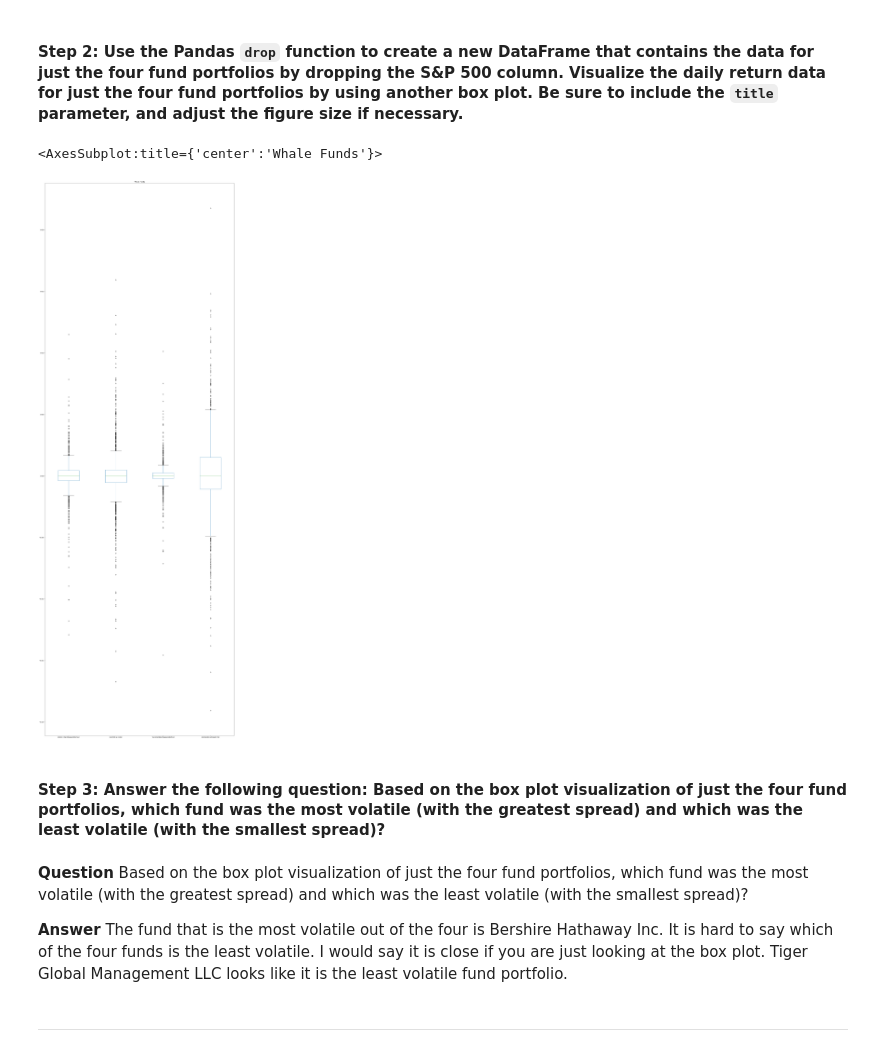
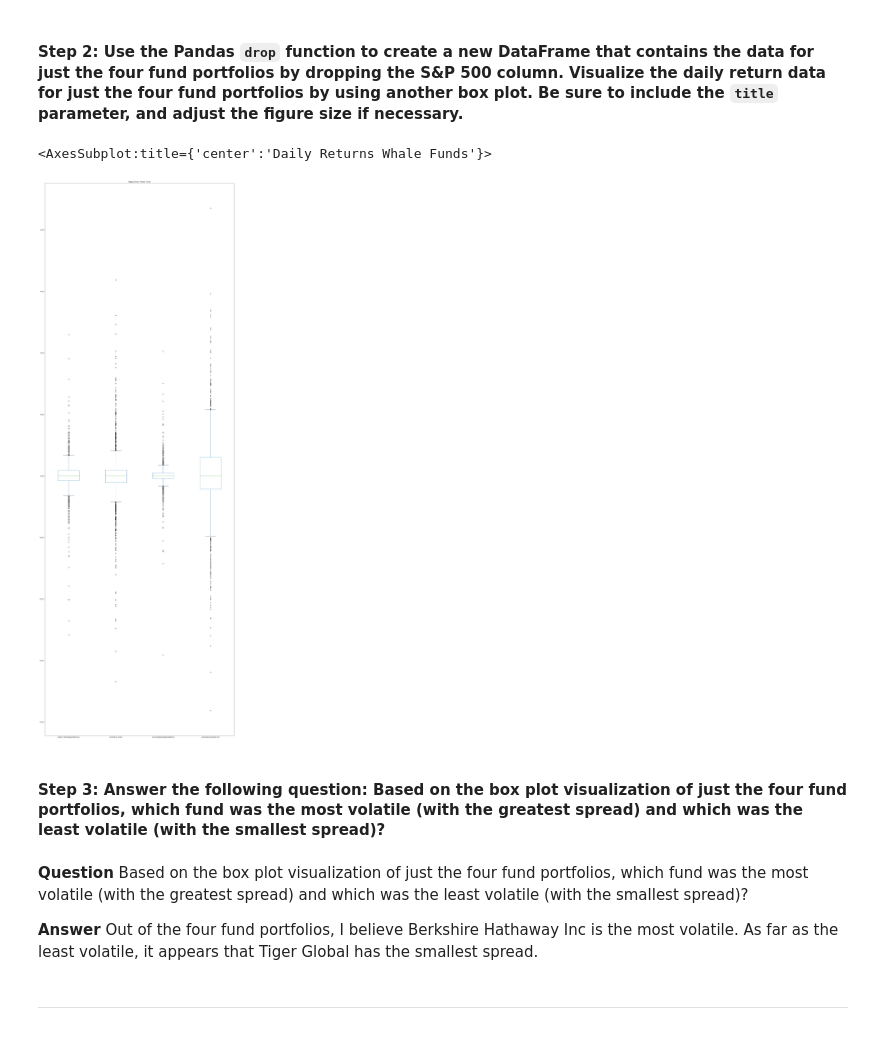
Before and after one commit to mckayav3/Analyzing-Portfolio-Risk-and-Return, a Jupyter notebook: Starter_Code/risk_return_analysis.ipynb, the cells around one changed output. Saved outputs shown, nothing was run; the diff lists cells and outputs as text; code cells hidden in the pictures.

Commit message:
Answering questions in the homework

```diff
--- a/Starter_Code/risk_return_analysis.ipynb
+++ b/Starter_Code/risk_return_analysis.ipynb
@@ -221,18 +221,18 @@ whale_daily_returns.plot(kind="box",figsize=(25,75),title="Whale Funds vs. S&P 5
 # %%
 # Create a new DataFrame containing only the 4 fund portfolios by dropping the S&P 500 column from the DataFrame
 # Create box plots to reflect the return data for only the 4 fund portfolios
 # Include a title parameter and adjust the figure size
 # YOUR CODE HERE
-whale_daily_returns.drop("S&P 500",axis=1).plot(kind="box",figsize=(25,75),title="Whale Funds")
+whale_daily_returns.drop("S&P 500",axis=1).plot(kind="box",figsize=(25,75),title="Daily Returns Whale Funds")
 # %% [output]
-<AxesSubplot:title={'center':'Whale Funds'}>
+<AxesSubplot:title={'center':'Daily Returns Whale Funds'}>
-[figure, old version]
+[figure, new version]
 # %% [markdown]
 #### Step 3: Answer the following question: Based on the box plot visualization of just the four fund portfolios, which fund was the most volatile (with the greatest spread) and which was the least volatile (with the smallest spread)?
 # %% [markdown]
 **Question** Based on the box plot visualization of just the four fund portfolios, which fund was the most volatile (with the greatest spread) and which was the least volatile (with the smallest spread)?
 
-**Answer** The fund that is the most volatile out of the four is Bershire Hathaway Inc. It is hard to say which of the four funds is the least volatile. I would say it is close if you are just looking at the box plot. Tiger Global Management LLC looks like it is the least volatile fund portfolio.
+**Answer** Out of the four fund portfolios, I believe Berkshire Hathaway Inc is the most volatile. As far as the least volatile, it appears that Tiger Global has the smallest spread.
 # %% [markdown]
 ---
 # %% [markdown]
```
Also changed, not shown: parts of 13 cells of this notebook, 1 other file.
